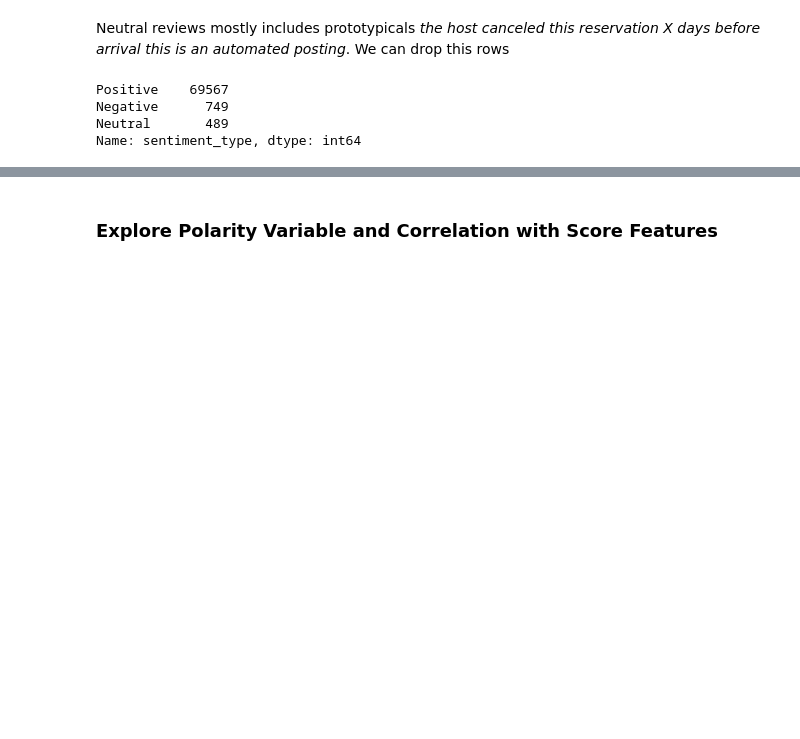
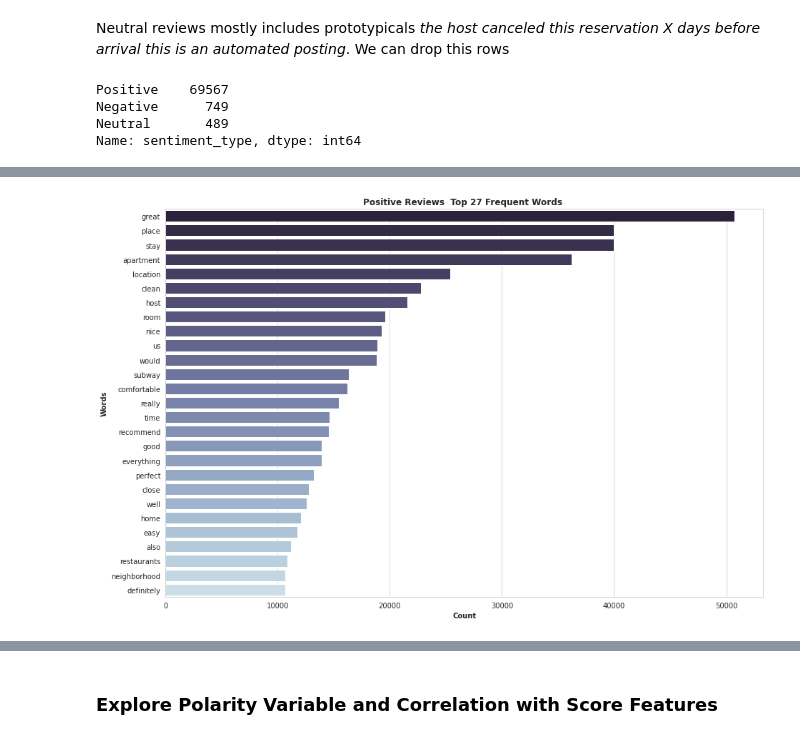
Before and after one commit to kamalova/Airbnb-Recommendation-Engine-NLP, a Jupyter notebook: Sentiment_Analysis.ipynb, the cells around one changed output, grey strips where cells are left out. Drawn from its saved outputs; the diff is of its cells as text; code cells hidden in the pictures; blank space fills up the shorter version.

```diff
--- a/Sentiment_Analysis.ipynb
+++ b/Sentiment_Analysis.ipynb
@@ -588 +593,19 @@ AttributeError: ignored
+# %%
+stop_words = set(stopwords.words("english")) #setting stopwords
+# taking only words which are not stopwords
+df_pos_count['word'] = df_pos_count['word'].apply(lambda x: ''.join([word for word in x.split() if word not in (stop_words)]))
+df_neg_count['word'] = df_neg_count['word'].apply(lambda x: ''.join([word for word in x.split() if word not in (stop_words)]))
+# %%
+top_27_pos =  df_pos_count.loc[df_pos_count['word']!=''].head(27)
+top_27_neg =  df_neg_count.loc[df_neg_count['word']!=''].head(27)
+# %%
+
+plt.figure(figsize=(15,10))
+sns.barplot(y="word", x="count", data=top_27_pos, palette="ch:s=.25,rot=-.25_r")
+plt.title('Positive Reviews  Top 27 Frequent Words ',fontweight="bold" )
+plt.xlabel('Count', fontweight="bold")
+plt.ylabel('Words', fontweight="bold")
+plt.show()
+# %% [output]
+[figure, added]
 # %%
```
Also changed, not shown: parts of 21 cells of this notebook.
